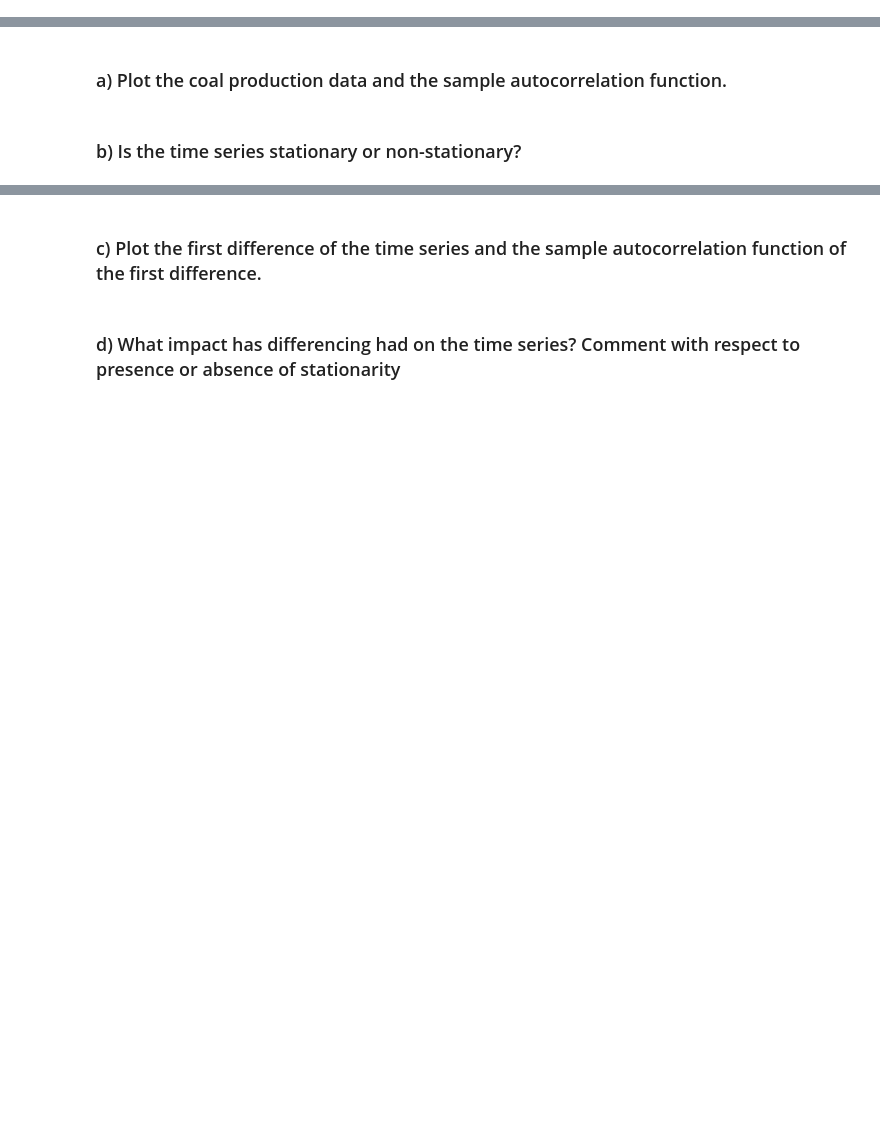
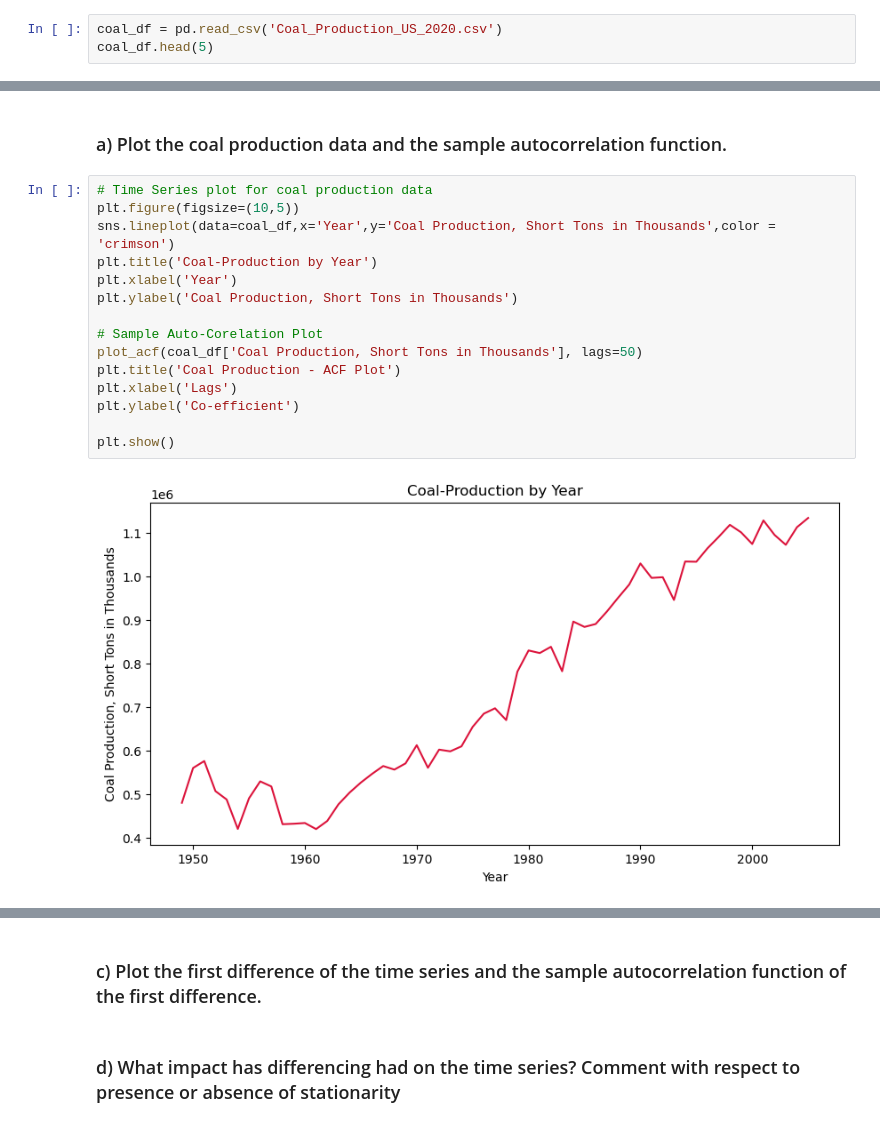
Before and after one commit to babli18/Time-Series, a Jupyter notebook: Assignment 1/Assignment1.ipynb, the cells around one changed output, grey strips where cells are left out. Drawn from its saved outputs; the diff is of its cells as text; blank space fills up the shorter version.

```diff
--- a/Assignment 1/Assignment1.ipynb
+++ b/Assignment 1/Assignment1.ipynb
@@ -119,3 +178,6 @@ The file, Beverages_Shipment_2020.csv, contains the US beverage product shipment
 ## Question 6
 
 Data on US coal production is given in Coal_Production_US_2020.csv.
+# %%
+coal_df = pd.read_csv('Coal_Production_US_2020.csv')
+coal_df.head(5)
@@ -122,4 +191,19 @@ Data on US coal production is given in Coal_Production_US_2020.csv.
 # %% [markdown]
 ### a)	Plot the coal production data and the sample autocorrelation function.
-# %% [markdown]
-### b)	Is the time series stationary or non-stationary?
+# %%
+# Time Series plot for coal production data
+plt.figure(figsize=(10,5))
+sns.lineplot(data=coal_df,x='Year',y='Coal Production, Short Tons in Thousands',color = 'crimson')
+plt.title('Coal-Production by Year')
+plt.xlabel('Year')
+plt.ylabel('Coal Production, Short Tons in Thousands')
+
+# Sample Auto-Corelation Plot
+plot_acf(coal_df['Coal Production, Short Tons in Thousands'], lags=50)
+plt.title('Coal Production - ACF Plot')
+plt.xlabel('Lags')
+plt.ylabel('Co-efficient')
+
+plt.show()
+# %% [output]
+[figure, added]
```
Also changed, not shown: parts of 12 cells of this notebook, 1 other file.
